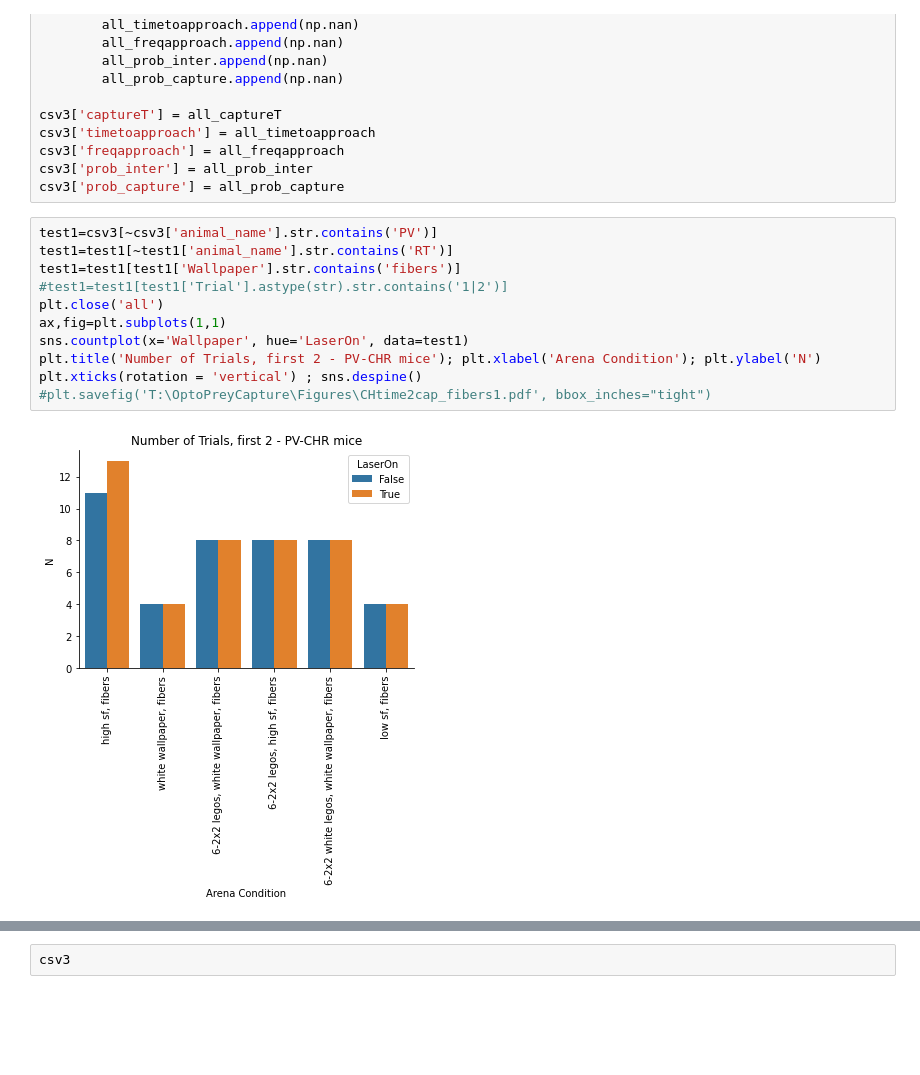
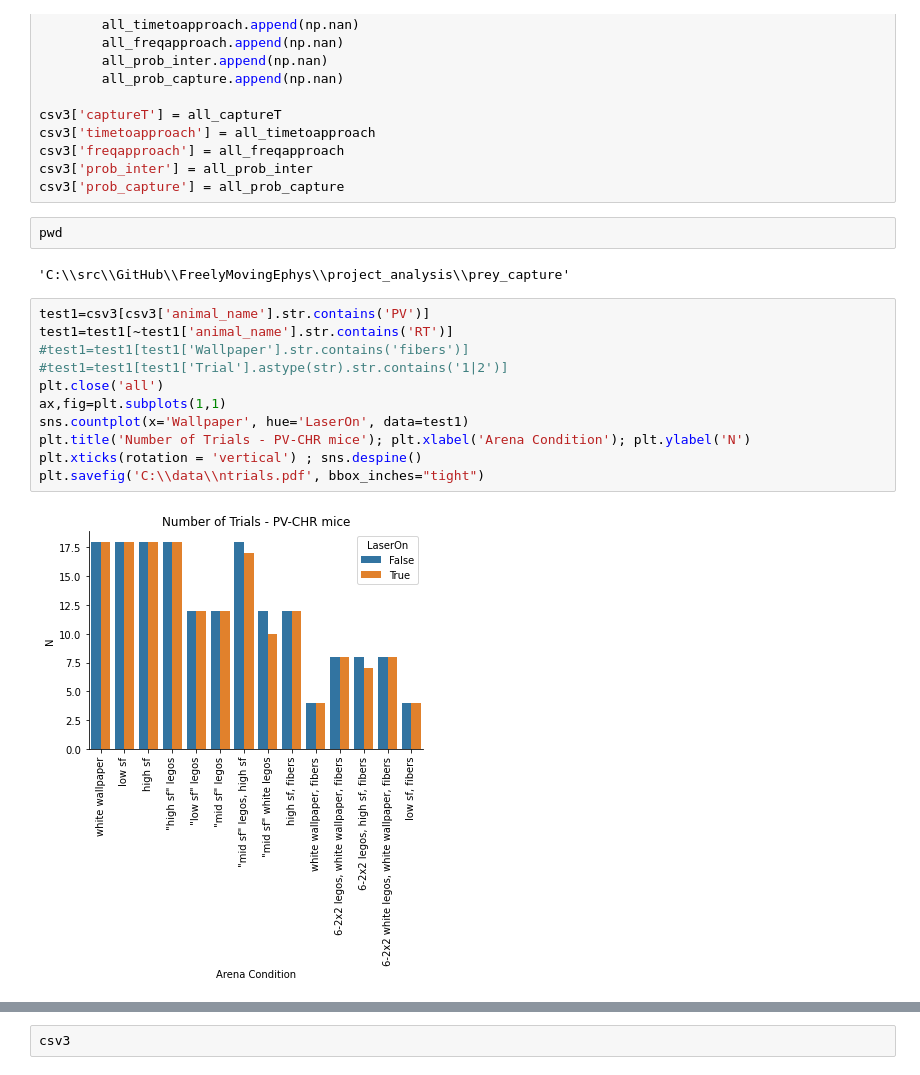
Before and after one commit to nielllab/FreelyMovingEphys, a Jupyter notebook: project_analysis/prey_capture/OptoPrey_basic.ipynb, the cells around one changed output, grey strips where cells are left out. Saved outputs shown, nothing was run; the diff lists cells and outputs as text; blank space fills up the shorter version.

```diff
--- a/project_analysis/prey_capture/OptoPrey_basic.ipynb
+++ b/project_analysis/prey_capture/OptoPrey_basic.ipynb
@@ -347,19 +348,23 @@ csv3['timetoapproach'] = all_timetoapproach
 csv3['freqapproach'] = all_freqapproach
 csv3['prob_inter'] = all_prob_inter
 csv3['prob_capture'] = all_prob_capture
+# %%
+pwd
+# %% [output]
+'C:\\src\\GitHub\\FreelyMovingEphys\\project_analysis\\prey_capture'
 # %%
-test1=csv3[~csv3['animal_name'].str.contains('PV')]
+test1=csv3[csv3['animal_name'].str.contains('PV')]
 test1=test1[~test1['animal_name'].str.contains('RT')]
-test1=test1[test1['Wallpaper'].str.contains('fibers')]
+#test1=test1[test1['Wallpaper'].str.contains('fibers')]
 #test1=test1[test1['Trial'].astype(str).str.contains('1|2')]
 plt.close('all')
 ax,fig=plt.subplots(1,1)
 sns.countplot(x='Wallpaper', hue='LaserOn', data=test1)
-plt.title('Number of Trials, first 2 - PV-CHR mice'); plt.xlabel('Arena Condition'); plt.ylabel('N')
+plt.title('Number of Trials - PV-CHR mice'); plt.xlabel('Arena Condition'); plt.ylabel('N')
 plt.xticks(rotation = 'vertical') ; sns.despine()
-#plt.savefig('T:\OptoPreyCapture\Figures\CHtime2cap_fibers1.pdf', bbox_inches="tight")
+plt.savefig('C:\\data\\ntrials.pdf', bbox_inches="tight")
 # %% [output]
-[figure, old version]
+[figure, new version]
 # %%
 test1=csv3[csv3['animal_name'].str.contains('PV')]
 test1=test1[~test1['animal_name'].str.contains('RT')]
```
Also changed, not shown: parts of 5 cells of this notebook.
